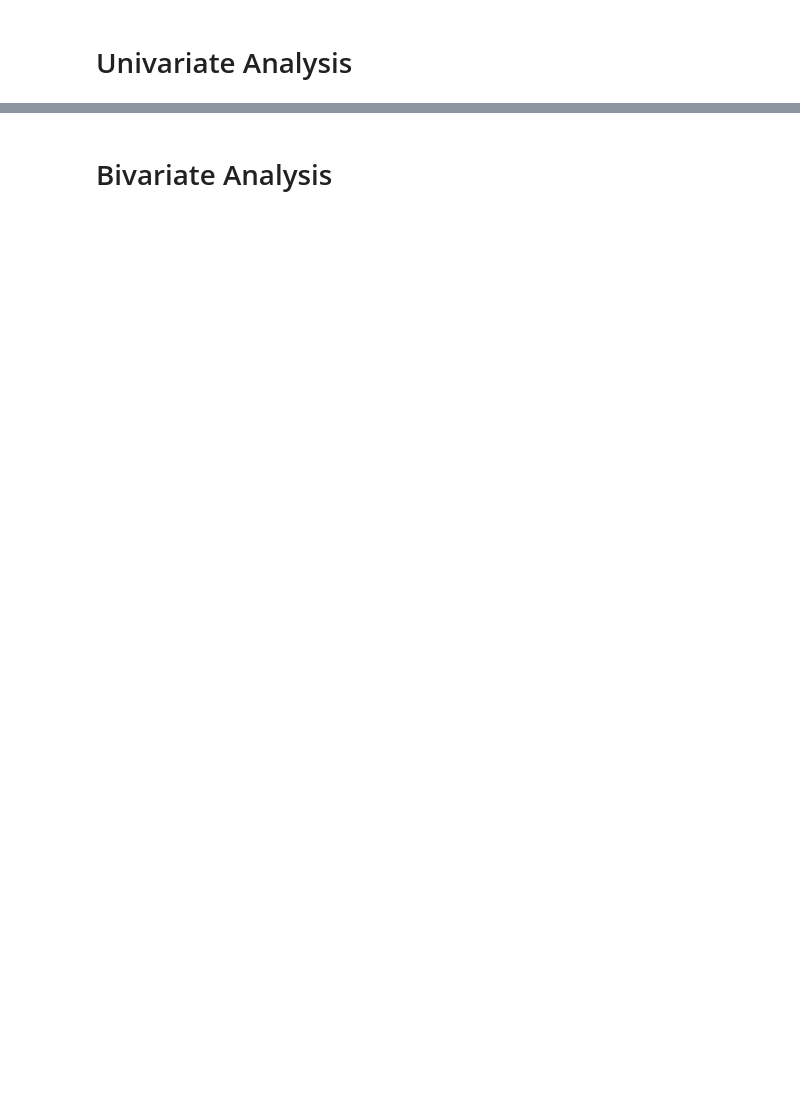
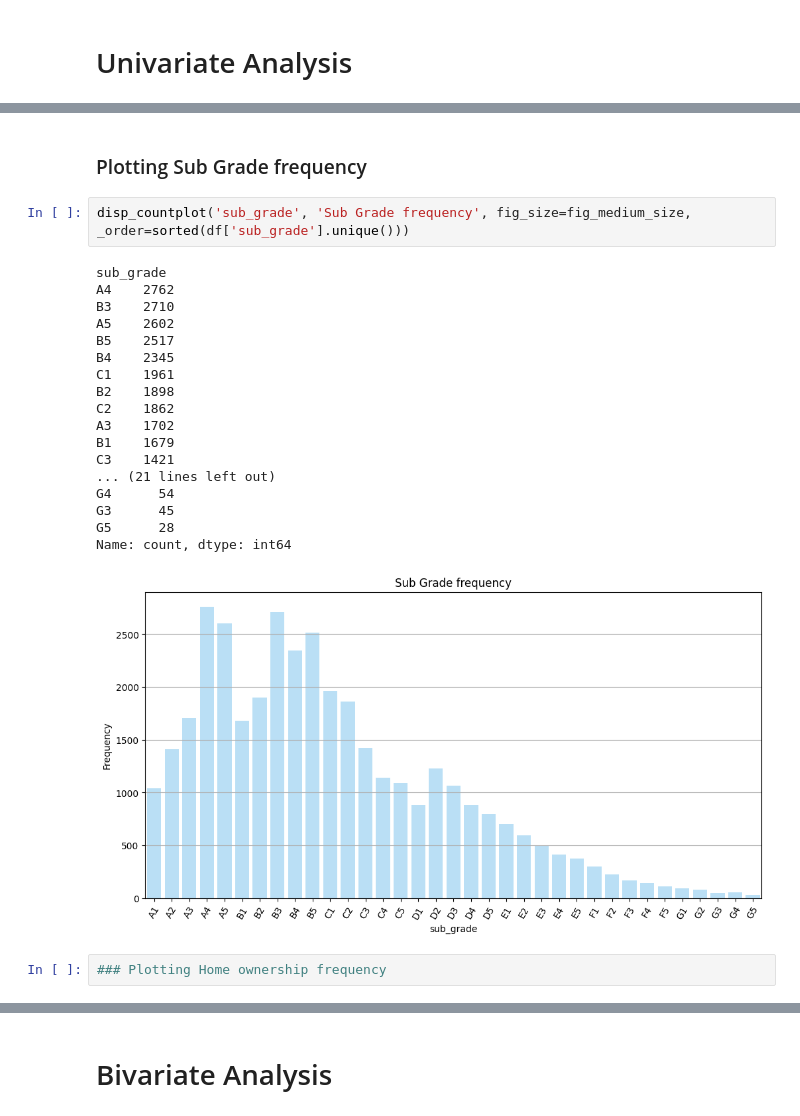
Before and after one commit to bmishr/lending_club_case_study, a Jupyter notebook: BijayKumarMishra.ipynb, the cells around one changed output, grey strips where cells are left out. Drawn from its saved outputs; the diff is of its cells as text; blank space fills up the shorter version.

```diff
--- a/BijayKumarMishra.ipynb
+++ b/BijayKumarMishra.ipynb
@@ -512,0 +242,25 @@ disp_countplot('emp_duration', 'Employment duration frequency')
+# %% [markdown]
+### Plotting Sub Grade frequency
+# %%
+disp_countplot('sub_grade', 'Sub Grade frequency', fig_size=fig_medium_size, _order=sorted(df['sub_grade'].unique()))
+# %% [output]
+sub_grade
+A4    2762
+B3    2710
+A5    2602
+B5    2517
+B4    2345
+C1    1961
+B2    1898
+C2    1862
+A3    1702
+B1    1679
+C3    1421
+... (21 lines left out)
+G4      54
+G3      45
+G5      28
+Name: count, dtype: int64
+[figure, added]
+# %%
+### Plotting Home ownership frequency
```
Also changed, not shown: parts of 291 cells of this notebook, 4 other files.
